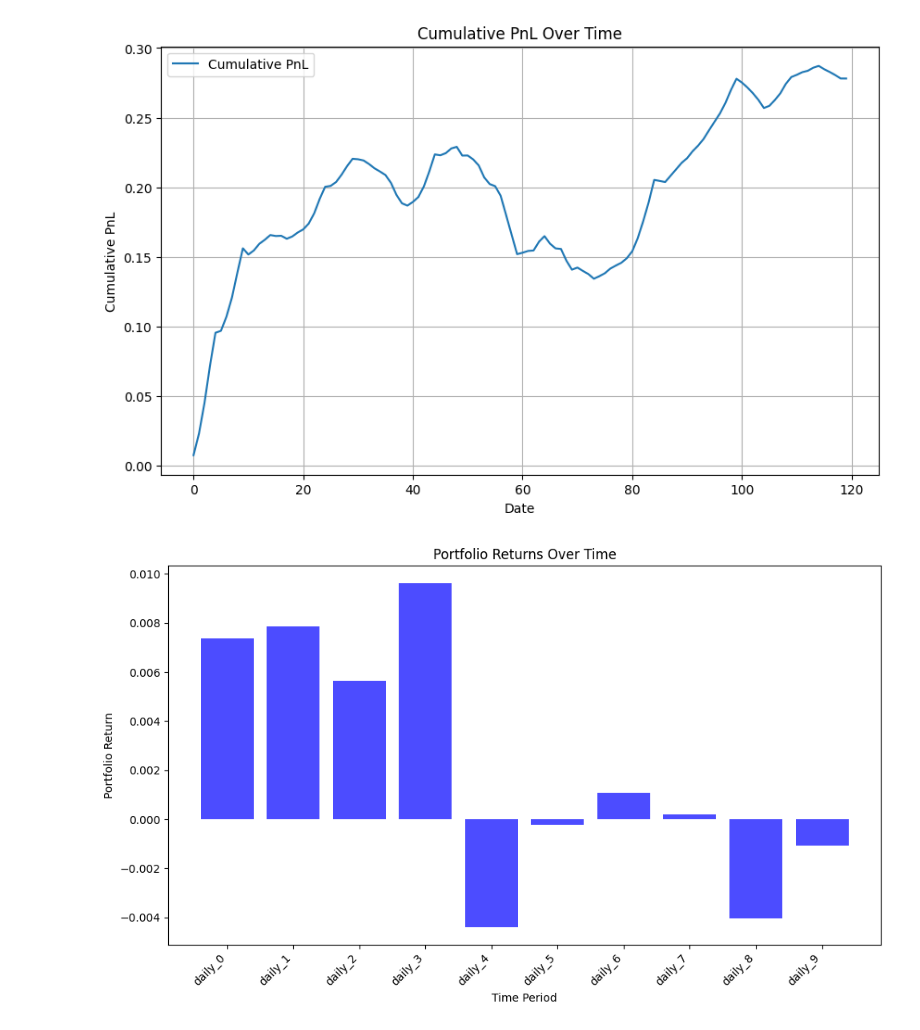
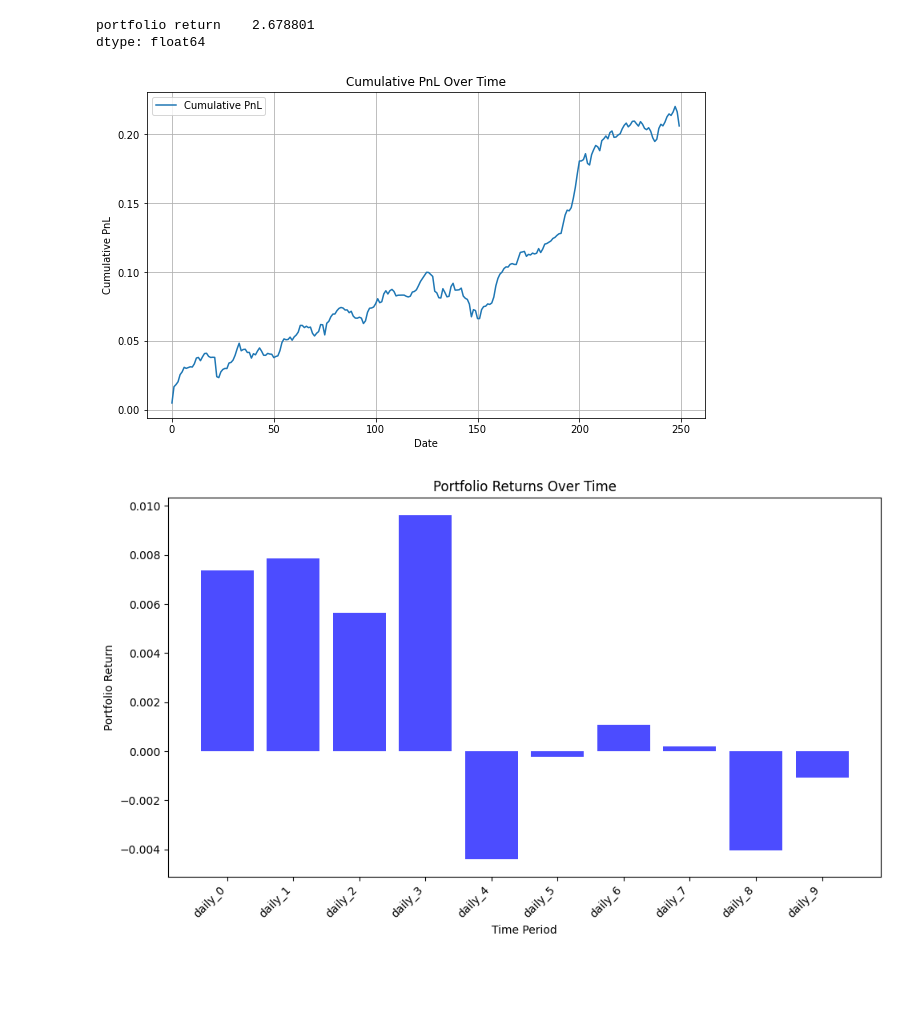
Before and after one commit to MohamedKeteb/Portfolio_clustering_project, a Jupyter notebook: Code/overall_perf.ipynb, the cells around one changed output. Saved outputs shown, nothing was run; the diff lists cells and outputs as text; code cells hidden in the pictures; blank space fills up the shorter version.

```diff
--- a/Code/overall_perf.ipynb
+++ b/Code/overall_perf.ipynb
@@ -55,24 +55,24 @@ plt.plot(portfolio_value)
-# %%
-n = len(PnL)//evaluation_window
-
-for j in range(1, n):
-    for i in range(1, evaluation_window+1):
-        PnL[j*evaluation_window + i - 1] = PnL[j*evaluation_window + i - 1] + PnL[j*evaluation_window - 1]
+# %%
+sharpe_ratio =0.13  / (overall_return.std()* np.sqrt(252))
+sharpe_ratio
+# %% [output]
+portfolio return    2.678801
+dtype: float64
 # %%
 import matplotlib.pyplot as plt
 
 
 # Tracez le PnL cumulatif
 plt.figure(figsize=(10, 6))
-plt.plot(PnL.cumsum(), label='Cumulative PnL')
+plt.plot(PnL, label='Cumulative PnL')
 plt.title('Cumulative PnL Over Time')
 plt.xlabel('Date')
 plt.ylabel('Cumulative PnL')
 plt.legend()
 plt.grid(True)
 plt.show()
 # %% [output]
-[figure, old version]
+[figure, new version]
 # %%
 process.bar_plot_PnL(PnL)
 # %% [output]
```
Also changed, not shown: parts of 2 cells of this notebook.
